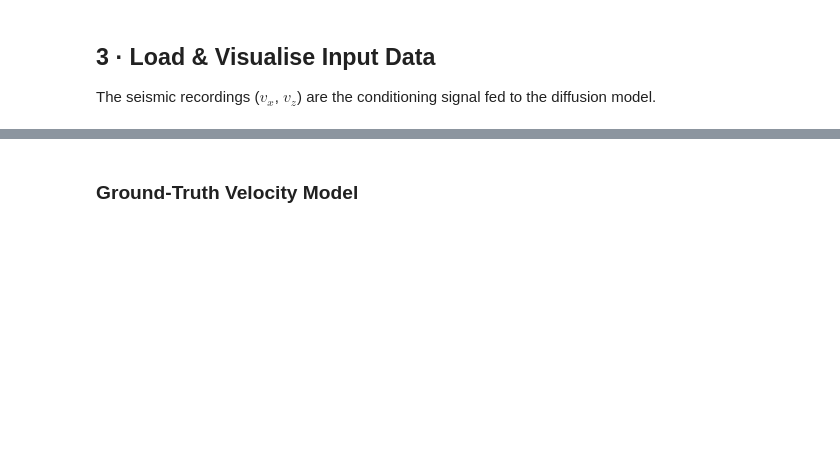
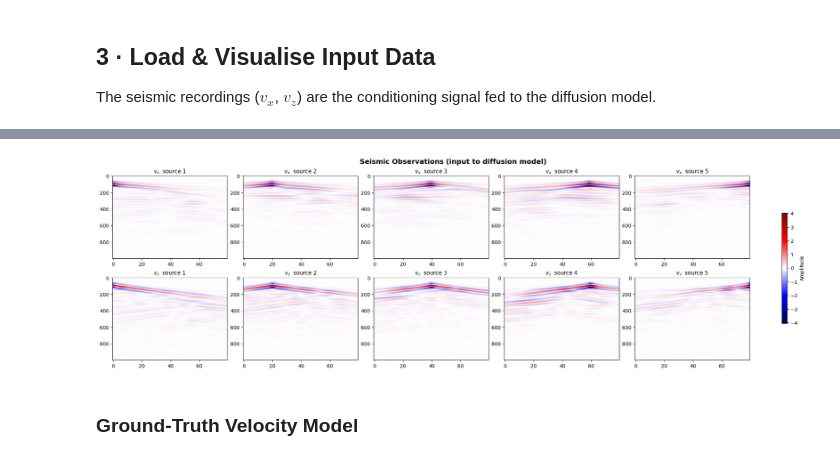
Before and after one commit to hasethinvd/physicsnemo_workshop, a Jupyter notebook: lab_5/diffusion_fwi_generation_notebook.ipynb, the cells around one changed output, grey strips where cells are left out. Drawn from its saved outputs; the diff is of its cells as text; code cells hidden in the pictures; blank space fills up the shorter version.

```diff
--- a/lab_5/diffusion_fwi_generation_notebook.ipynb
+++ b/lab_5/diffusion_fwi_generation_notebook.ipynb
@@ -98,20 +101,22 @@ print(f"Loaded '{w_sample.value}' — seismic shape: {vx_np.shape}  (shots × ti
 # %%
 def plot_seismic(vx, vz, n_sources):
     n = min(n_sources, vx.shape[0])
     fig, axes = plt.subplots(2, n, figsize=(4 * n, 6), constrained_layout=True)
     fig.suptitle('Seismic Observations (input to diffusion model)', fontsize=14, fontweight='bold')
     if n == 1: axes = axes[:, np.newaxis]
     vmax = max(np.abs(vx).max(), np.abs(vz).max()) * 0.8
     kw = dict(aspect='auto', cmap='seismic', vmin=-vmax, vmax=vmax)
     for i in range(n):
-        im = axes[0, i].imshow(vx[i].T, **kw)
+        im = axes[0, i].imshow(vx[i], **kw)
         axes[0, i].set_title(f'$v_x$  source {i+1}', fontsize=11)
-        axes[1, i].imshow(vz[i].T, **kw)
+        axes[1, i].imshow(vz[i], **kw)
         axes[1, i].set_title(f'$v_z$  source {i+1}', fontsize=11)
     plt.colorbar(im, ax=axes, label='Amplitude', shrink=0.6)
     plt.show()
 
 plot_seismic(vx_np, vz_np, w_sources.value)
+# %% [output]
+[figure, added]
 # %% [markdown]
 ### Ground-Truth Velocity Model
 # %%
```
Also changed, not shown: parts of 6 cells of this notebook.
